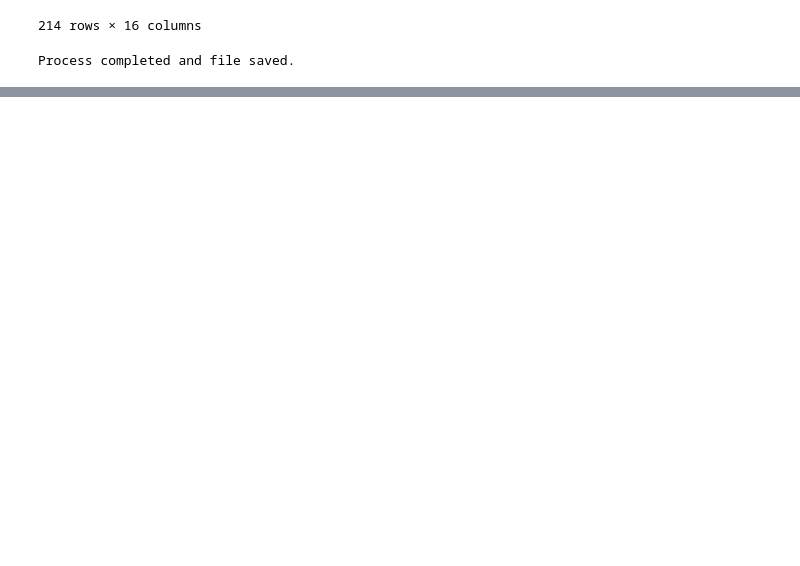
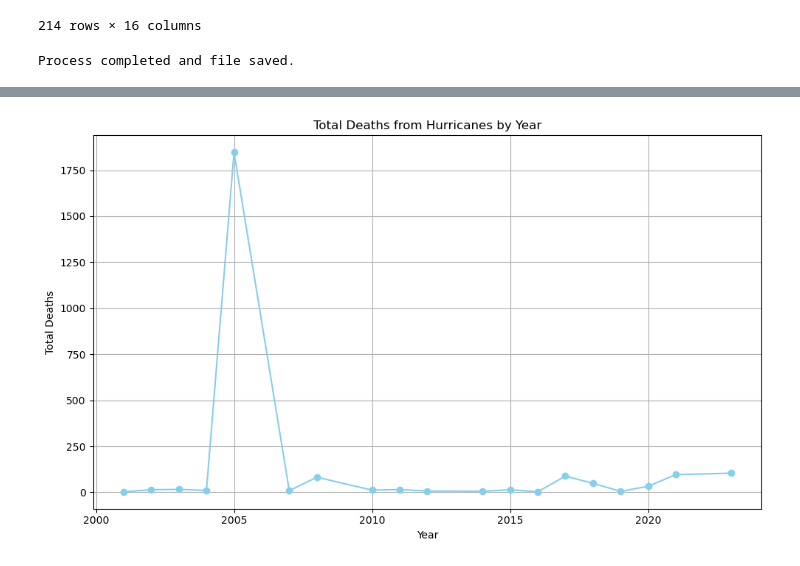
Before and after one commit to endoplasmicosmic/Hurricanes-Economic-Social-Impact, a Jupyter notebook: Hurricane Impact Analysis.ipynb, the cells around one changed output, grey strips where cells are left out. Saved outputs shown, nothing was run; the diff lists cells and outputs as text; code cells hidden in the pictures; blank space fills up the shorter version.

```diff
--- a/Hurricane Impact Analysis.ipynb
+++ b/Hurricane Impact Analysis.ipynb
@@ -357,0 +426,4 @@ Process completed and file saved.
+# %%
+# Group the data by 'Start Year' and sum 'Total Deaths' to analyze deaths by year
+deaths_by_year = yearly_emdat_data_df.groupby('Start Year')['Total Deaths'].sum()
+deaths_by_year
@@ -357,0 +448,13 @@ Process completed and file saved.
+# %%
+# Plot the total deaths by year
+plt.figure(figsize=(10, 6))
+plt.plot(deaths_by_year.index, deaths_by_year.values, marker='o', color='skyblue')
+plt.title('Total Deaths from Hurricanes by Year')
+plt.xlabel('Year')
+plt.ylabel('Total Deaths')
+plt.grid(True)
+plt.tight_layout()
+#plt.savefig('Images/Total_Deaths_by_Year.png')
+plt.show()
+# %% [output]
+[figure, added]
```
Also changed, not shown: parts of 28 cells of this notebook, 23 other files.
